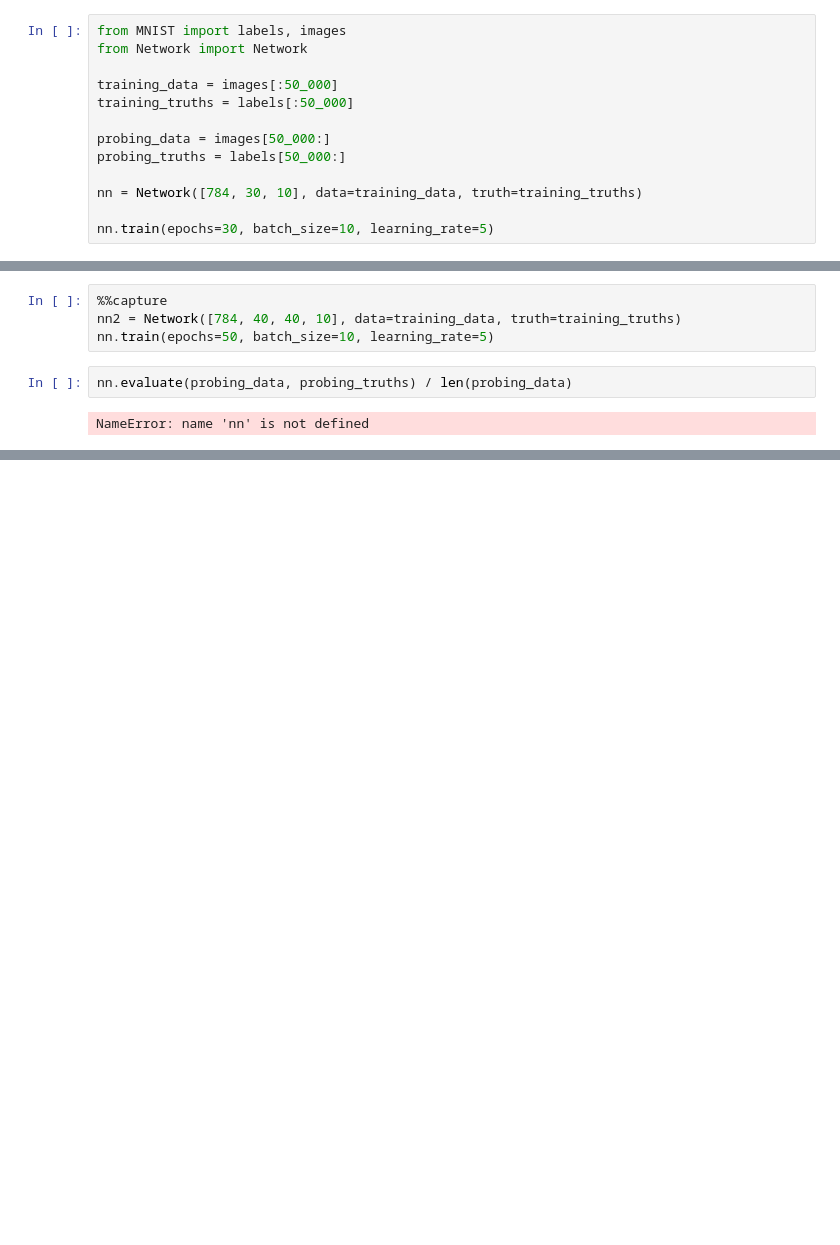
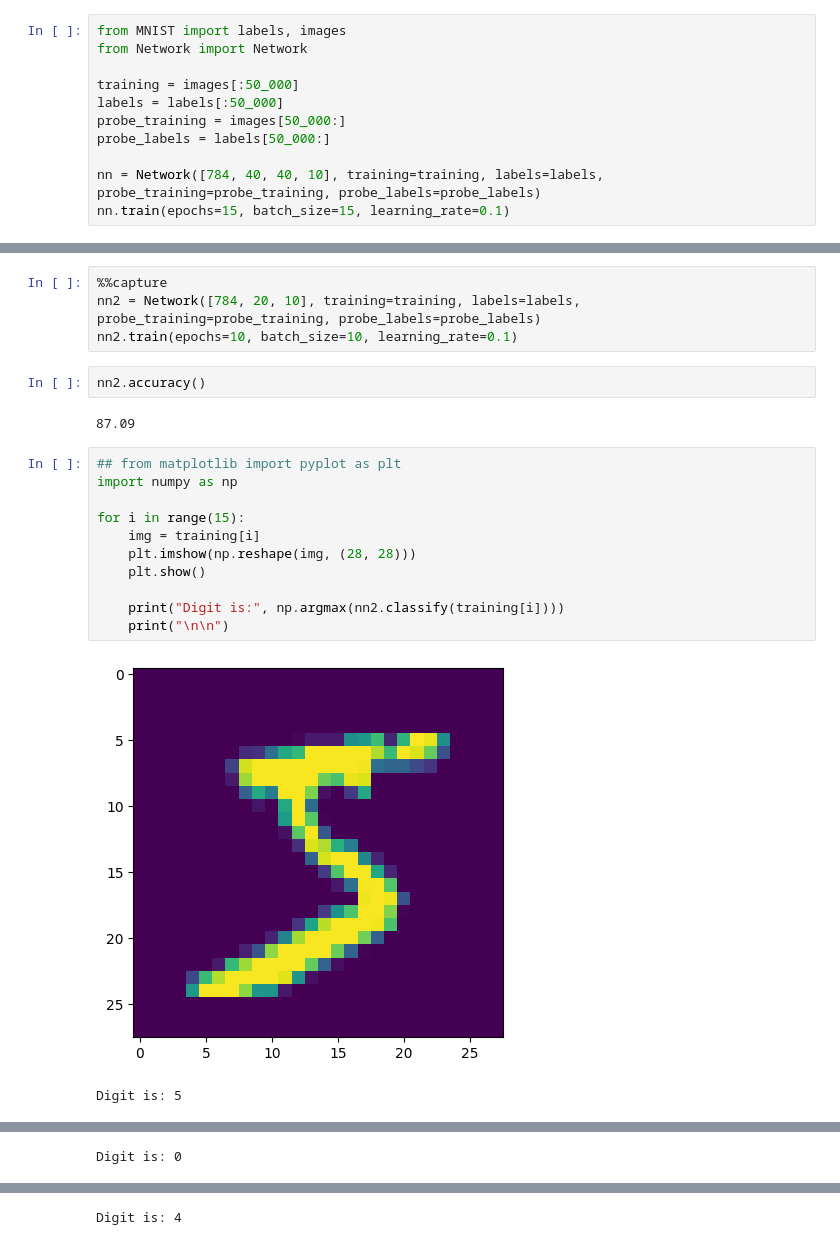
Before and after one commit to nickpapciak/apple_pieNNW, a Jupyter notebook: Testing.ipynb, the cells around one changed output, grey strips where cells are left out. Saved outputs shown, nothing was run; the diff lists cells and outputs as text; blank space fills up the shorter version.

```diff
--- a/Testing.ipynb
+++ b/Testing.ipynb
@@ -2,13 +2,11 @@
 from MNIST import labels, images
 from Network import Network
 
-training_data = images[:50_000]
-training_truths = labels[:50_000]
+training = images[:50_000]
+labels = labels[:50_000]
+probe_training = images[50_000:]
+probe_labels = labels[50_000:]
 
-probing_data = images[50_000:]
-probing_truths = labels[50_000:]
-
-nn = Network([784, 30, 10], data=training_data, truth=training_truths)
-
-nn.train(epochs=30, batch_size=10, learning_rate=5)
+nn = Network([784, 40, 40, 10], training=training, labels=labels, probe_training=probe_training, probe_labels=probe_labels)
+nn.train(epochs=15, batch_size=15, learning_rate=0.1)
 # %% [output]
@@ -20,8 +32,22 @@ NameError: name 'nn' is not defined
 # %%
 %%capture
-nn2 = Network([784, 40, 40, 10], data=training_data, truth=training_truths)
-nn.train(epochs=50, batch_size=10, learning_rate=5)
+nn2 = Network([784, 20, 10], training=training, labels=labels, probe_training=probe_training, probe_labels=probe_labels)
+nn2.train(epochs=10, batch_size=10, learning_rate=0.1)
 # %%
-nn.evaluate(probing_data, probing_truths) / len(probing_data)
+nn2.accuracy()
 # %% [output]
-NameError: name 'nn' is not defined
+87.09
+# %%
+## from matplotlib import pyplot as plt
+import numpy as np
+
+for i in range(15):
+    img = training[i]
+    plt.imshow(np.reshape(img, (28, 28)))
+    plt.show()
+
+    print("Digit is:", np.argmax(nn2.classify(training[i])))
+    print("\n\n")
+# %% [output]
+[figure, added]
+Digit is: 5
@@ -27,0 +55 @@ NameError: name 'nn' is not defined
+Digit is: 0
@@ -27,0 +57 @@ NameError: name 'nn' is not defined
+Digit is: 4
```
Also changed, not shown: parts of 3 cells of this notebook, 3 other files.
